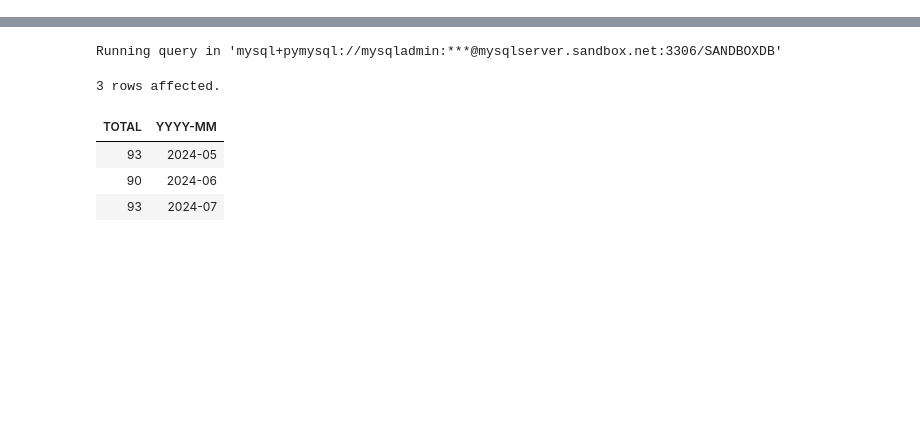
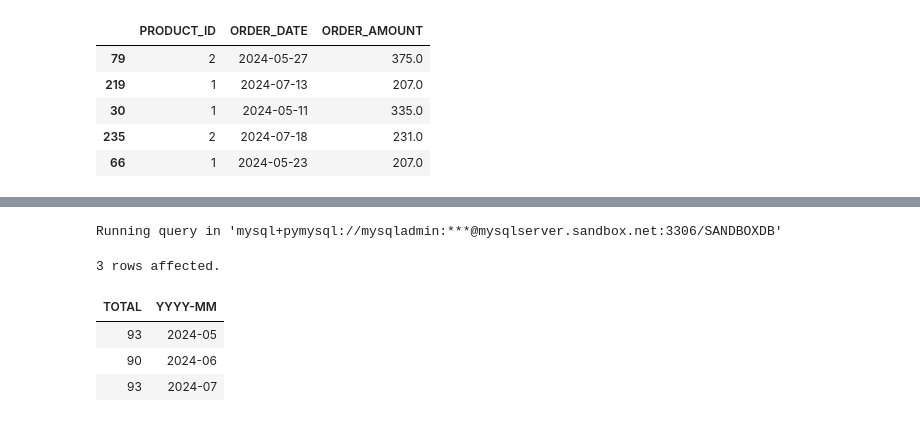
Before and after one commit to brijeshdhaker/bd-notebooks-module, a Jupyter notebook: notebooks/mysql/order_price_analysis.ipynb, the cells around one changed output, grey strips where cells are left out. Saved outputs shown, nothing was run; the diff lists cells and outputs as text; code cells hidden in the pictures; blank space fills up the shorter version.

```diff
--- a/notebooks/mysql/order_price_analysis.ipynb
+++ b/notebooks/mysql/order_price_analysis.ipynb
@@ -137,0 +264,20 @@ Running query in 'mysql+pymysql://mysqladmin:***@mysqlserver.sandbox.net:3306/SA
+# %%
+import pandas as pd
+from sqlalchemy import create_engine
+
+# 1. Store your engine
+engine = create_engine(f'mysql+pymysql://mysqladmin:{os.environ['MYSQL_ADMIN_PASSWORD']}@mysqlserver.sandbox.net:3306/SANDBOXDB')
+
+# 2. Register it in %sql
+%sql engine
+
+# 3. You can now use the 'engine' variable directly in pandas or python
+df = pd.read_sql("select * FROM ORDERS", con=engine)
+df.sample(5)
+# %% [output]
+|  | PRODUCT_ID | ORDER_DATE | ORDER_AMOUNT |
+| 79 | 2 | 2024-05-27 | 375.0 |
+| 219 | 1 | 2024-07-13 | 207.0 |
+| 30 | 1 | 2024-05-11 | 335.0 |
+| 235 | 2 | 2024-07-18 | 231.0 |
+| 66 | 1 | 2024-05-23 | 207.0 |
```
Also changed, not shown: parts of 28 cells of this notebook, 10 other files.
